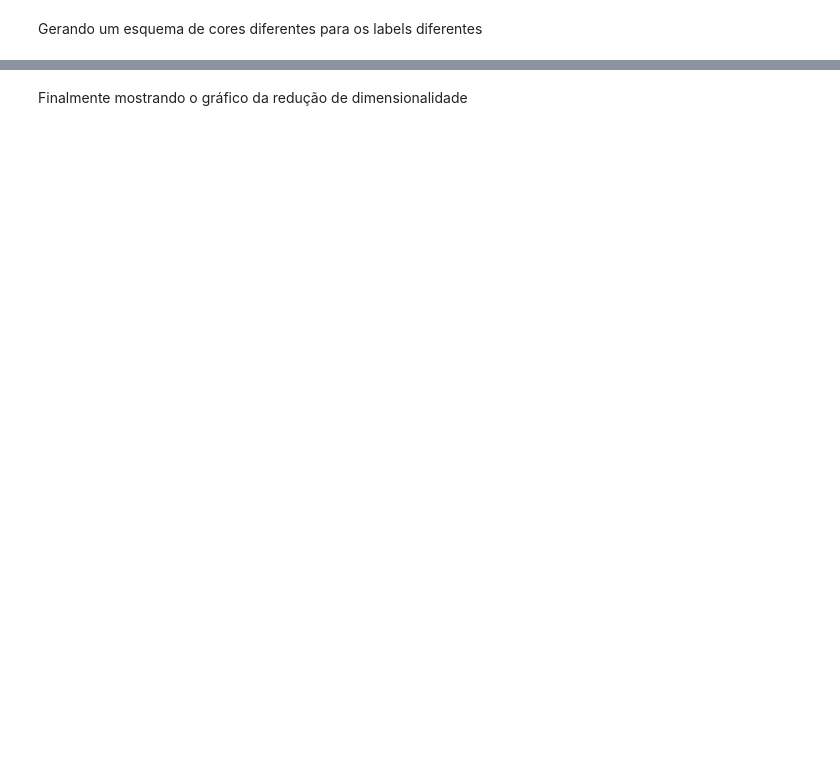
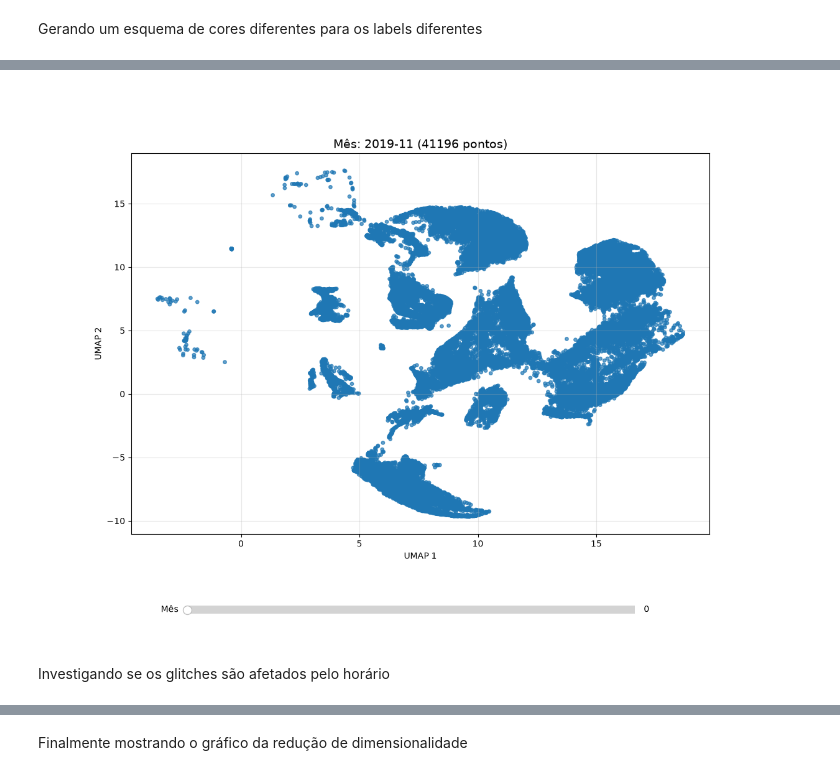
Before and after one commit to Regiley/VirgoBR, a Jupyter notebook: UMAP-vscode.ipynb, the cells around one changed output, grey strips where cells are left out. Drawn from its saved outputs; the diff is of its cells as text; code cells hidden in the pictures; blank space fills up the shorter version.

```diff
--- a/UMAP-vscode.ipynb
+++ b/UMAP-vscode.ipynb
@@ -132,0 +324,62 @@ array([[0., 0., 0., ..., 0., 0., 0.],
+# %%
+%matplotlib ipympl
+import matplotlib.cm as cm
+from matplotlib.widgets import Slider
+
+meses = sorted(df_filtrado['mes'].unique())
+n_meses = len(meses)
+
+fig, ax = plt.subplots(figsize=(12, 9))
+plt.subplots_adjust(bottom=0.2)  # espaço para o slider
+
+# =====================================================
+# 3. Função que atualiza o gráfico
+# =====================================================
+
+def atualizar(mes_idx):
+    """Atualiza o scatter para o mês selecionado"""
+    mes = meses[int(mes_idx)]
+    df_mes = df_filtrado[df_filtrado['mes'] == mes]
+
+    # Limpar o eixo
+    ax.clear()
+
+    # Plotar
+    scatter = ax.scatter(df_mes['x'], df_mes['y'],
+                        c=df_mes['mes'].map({m: i for i, m in enumerate(meses)}),
+                        cmap='tab20',
+                        s=15, alpha=0.7)
+
+    ax.set_title(f'Mês: {mes} ({len(df_mes)} pontos)', fontsize=14)
+    ax.set_xlabel('UMAP 1')
+    ax.set_ylabel('UMAP 2')
+    ax.grid(True, alpha=0.3)
+
+    fig.canvas.draw_idle()
+
+# =====================================================
+# 4. Criar o slider
+# =====================================================
+
+ax_slider = plt.axes([0.2, 0.05, 0.6, 0.03])  # [left, bottom, width, height]
+slider = Slider(
+    ax=ax_slider,
+    label='Mês',
+    valmin=0,
+    valmax=n_meses - 1,
+    valinit=0,
+    valstep=1,           # apenas inteiros
+    valfmt='%d'          # formato do valor
+)
+
+# Conectar o slider à função
+slider.on_changed(atualizar)
+
+# Inicializar
+atualizar(0)
+
+plt.show()
+# %% [output]
+[figure, added]
+# %% [markdown]
+Investigando se os glitches são afetados pelo horário
```
Also changed, not shown: parts of 36 cells of this notebook, 2 other files.
